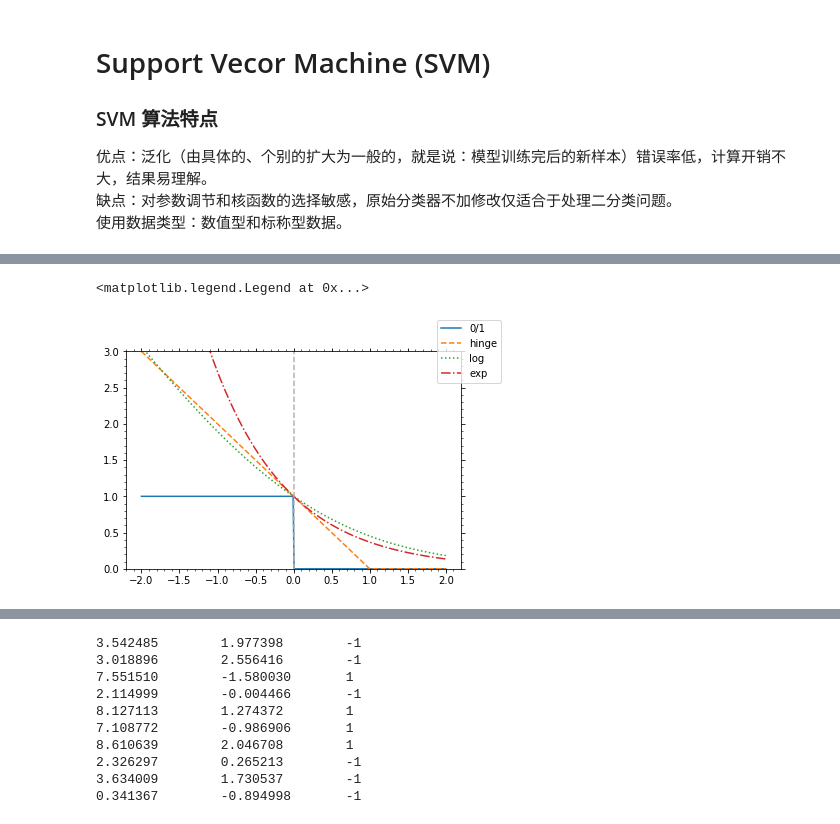
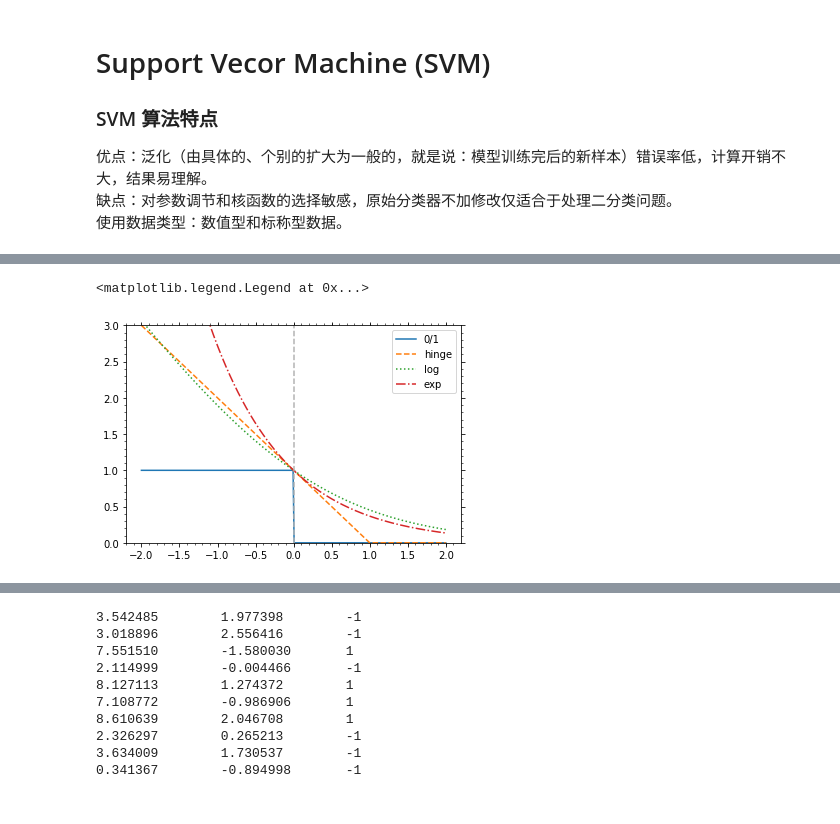
Before and after one commit to szqtc/MyMachineLearningNotes, a Jupyter notebook: 2_SVM.ipynb, the cells around one changed output, grey strips where cells are left out. Saved outputs shown, nothing was run; the diff lists cells and outputs as text; code cells hidden in the pictures.

```diff
--- a/2_SVM.ipynb
+++ b/2_SVM.ipynb
@@ -73,20 +75,19 @@ s.t. $\sum_i \alpha_i y_i = 0$, and $\boxed {0 \leq \alpha_i \leq C}$.
 # %%
 # Loss functions
-fg0 = plt.figure()
-ax0 = fg0.add_subplot(111)
+fg0, ax0 = plt.subplots()
 
 x = np.linspace(-2., 2., 300)
 ax0.plot(x, x<0., ls='-', label='0/1')
 ax0.plot(x, np.maximum(0., 1.-x), ls='--', label='hinge')
 ax0.plot(x, np.log2(1.+np.exp(-x)), ls=':', label='log')
 ax0.plot(x, np.exp(-x), ls='-.', label='exp')
 
 ax0.plot([0., 0.], [0., 3.], ls='--', c='0.7')
 ax0.set_ylim((0., 3.))
-fg0.legend()
+ax0.legend()
 # %% [output]
 <matplotlib.legend.Legend at 0x...>
-[figure, old version]
+[figure, new version]
 # %% [markdown]
 ### 求解SVC
 
```
Also changed, not shown: parts of 14 cells of this notebook, 2 other files.
